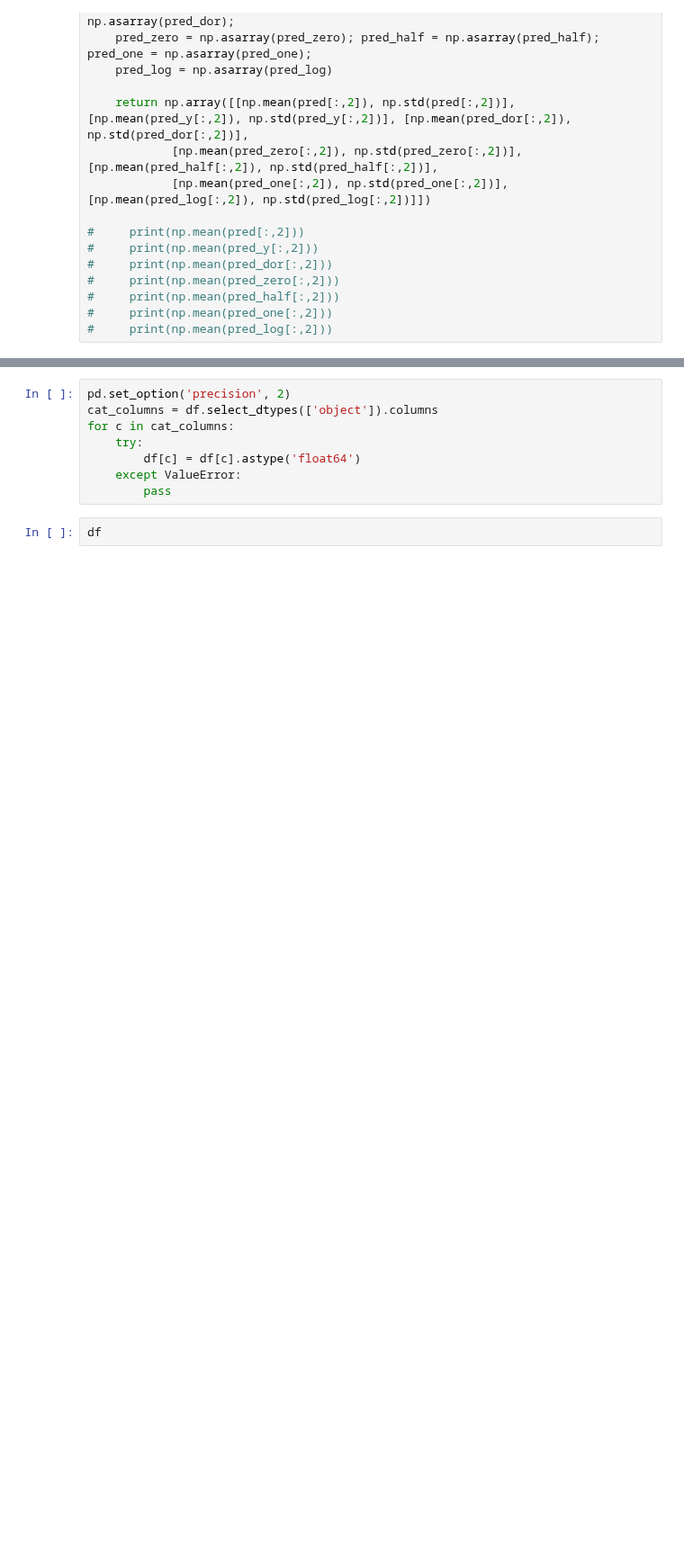
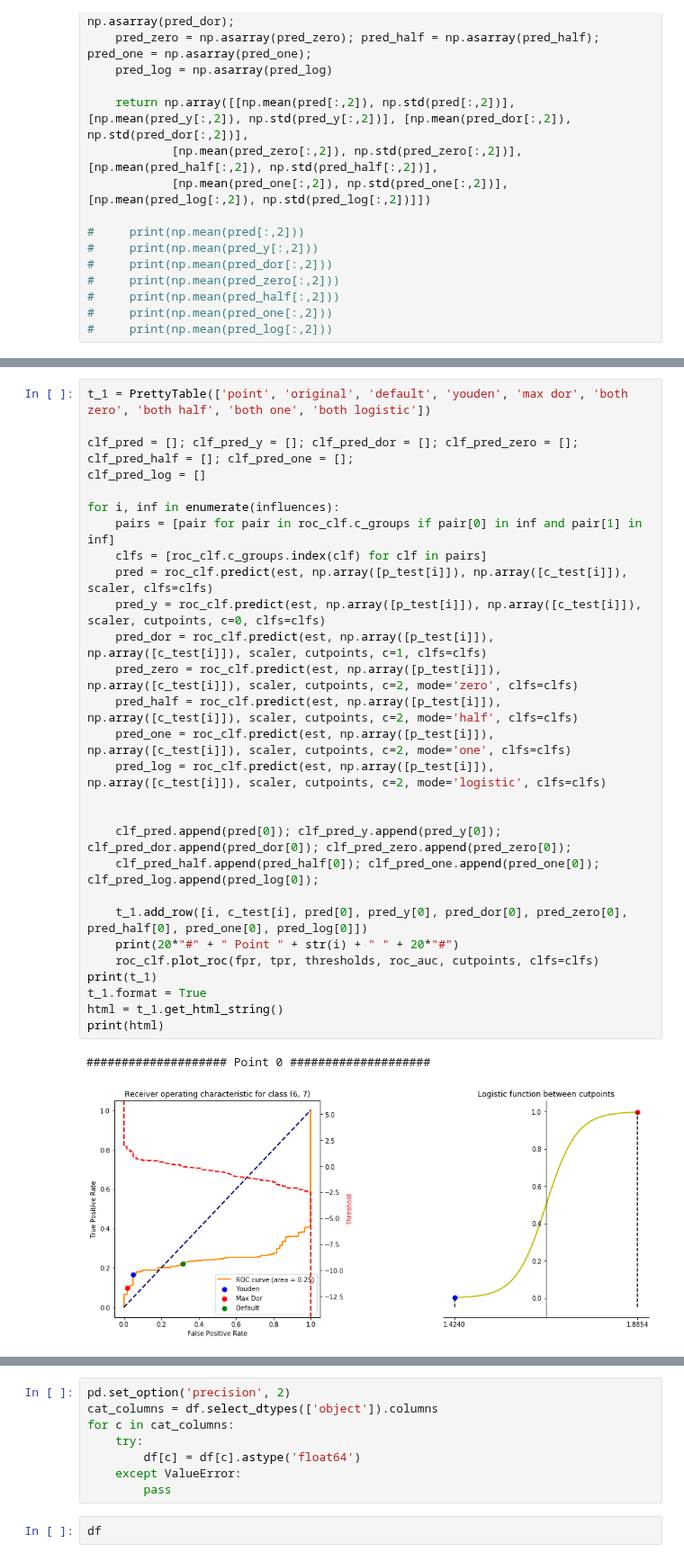
Before and after one commit to gabrielmatos26/Ova-and-Ava-classifiers, a Jupyter notebook: roc_cutpoints_clf.ipynb, the cells around one changed output, grey strips where cells are left out. Shown at 90% size. Drawn from its saved outputs; the diff is of its cells as text; blank space fills up the shorter version.

```diff
--- a/roc_cutpoints_clf.ipynb
+++ b/roc_cutpoints_clf.ipynb
@@ -743,0 +1042,31 @@ print(influences)
+# %%
+t_1 = PrettyTable(['point', 'original', 'default', 'youden', 'max dor', 'both zero', 'both half', 'both one', 'both logistic'])
+
+clf_pred = []; clf_pred_y = []; clf_pred_dor = []; clf_pred_zero = []; clf_pred_half = []; clf_pred_one = [];
+clf_pred_log = []
+
+for i, inf in enumerate(influences):
+    pairs = [pair for pair in roc_clf.c_groups if pair[0] in inf and pair[1] in inf]
+    clfs = [roc_clf.c_groups.index(clf) for clf in pairs]
+    pred = roc_clf.predict(est, np.array([p_test[i]]), np.array([c_test[i]]), scaler, clfs=clfs)
+    pred_y = roc_clf.predict(est, np.array([p_test[i]]), np.array([c_test[i]]), scaler, cutpoints, c=0, clfs=clfs)
+    pred_dor = roc_clf.predict(est, np.array([p_test[i]]), np.array([c_test[i]]), scaler, cutpoints, c=1, clfs=clfs)
+    pred_zero = roc_clf.predict(est, np.array([p_test[i]]), np.array([c_test[i]]), scaler, cutpoints, c=2, mode='zero', clfs=clfs)
+    pred_half = roc_clf.predict(est, np.array([p_test[i]]), np.array([c_test[i]]), scaler, cutpoints, c=2, mode='half', clfs=clfs)
+    pred_one = roc_clf.predict(est, np.array([p_test[i]]), np.array([c_test[i]]), scaler, cutpoints, c=2, mode='one', clfs=clfs)
+    pred_log = roc_clf.predict(est, np.array([p_test[i]]), np.array([c_test[i]]), scaler, cutpoints, c=2, mode='logistic', clfs=clfs)
+
+
+    clf_pred.append(pred[0]); clf_pred_y.append(pred_y[0]); clf_pred_dor.append(pred_dor[0]); clf_pred_zero.append(pred_zero[0]);
+    clf_pred_half.append(pred_half[0]); clf_pred_one.append(pred_one[0]); clf_pred_log.append(pred_log[0]);
+
+    t_1.add_row([i, c_test[i], pred[0], pred_y[0], pred_dor[0], pred_zero[0], pred_half[0], pred_one[0], pred_log[0]])
+    print(20*"#" + " Point " + str(i) + " " + 20*"#")
+    roc_clf.plot_roc(fpr, tpr, thresholds, roc_auc, cutpoints, clfs=clfs)
+print(t_1)
+t_1.format = True
+html = t_1.get_html_string()
+print(html)
+# %% [output]
+#################### Point 0 ####################
+[figure, added]
```
Also changed, not shown: parts of 11 cells of this notebook.
